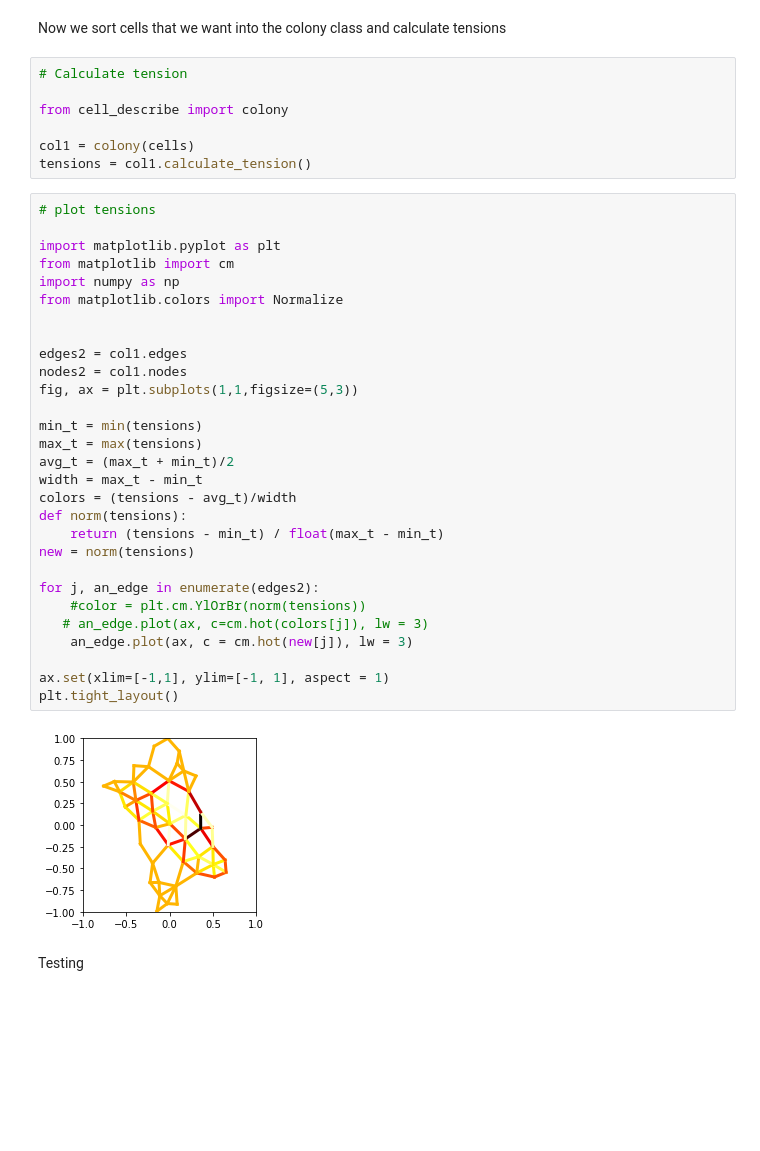
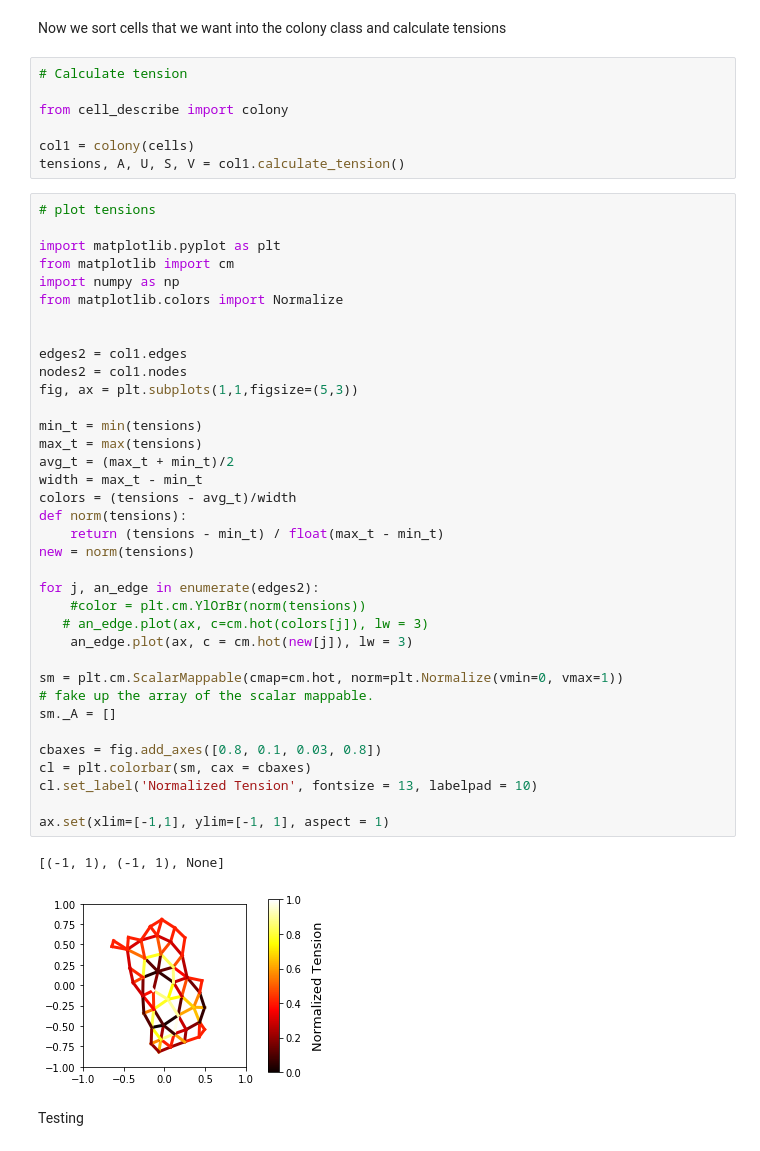
Before and after one commit to AllenCellModeling/DLITE, a Jupyter notebook: notebooks/Networkx_angle_code.ipynb, the cells around one changed output. Drawn from its saved outputs; the diff is of its cells as text; blank space fills up the shorter version.

```diff
--- a/notebooks/Networkx_angle_code.ipynb
+++ b/notebooks/Networkx_angle_code.ipynb
@@ -88,38 +88,46 @@ Now we sort cells that we want into the colony class and calculate tensions
 from cell_describe import colony
 
 col1 = colony(cells)
-tensions = col1.calculate_tension()
+tensions, A, U, S, V = col1.calculate_tension()
 # %%
 # plot tensions
 
 import matplotlib.pyplot as plt
 from matplotlib import cm
 import numpy as np
 from matplotlib.colors import Normalize
 
 
 edges2 = col1.edges
 nodes2 = col1.nodes
 fig, ax = plt.subplots(1,1,figsize=(5,3))
 
 min_t = min(tensions)
 max_t = max(tensions)
 avg_t = (max_t + min_t)/2
 width = max_t - min_t
 colors = (tensions - avg_t)/width
 def norm(tensions):
     return (tensions - min_t) / float(max_t - min_t)
 new = norm(tensions)
 
 for j, an_edge in enumerate(edges2):
     #color = plt.cm.YlOrBr(norm(tensions))
    # an_edge.plot(ax, c=cm.hot(colors[j]), lw = 3)
     an_edge.plot(ax, c = cm.hot(new[j]), lw = 3)
 
+sm = plt.cm.ScalarMappable(cmap=cm.hot, norm=plt.Normalize(vmin=0, vmax=1))
+# fake up the array of the scalar mappable.
+sm._A = []
+
+cbaxes = fig.add_axes([0.8, 0.1, 0.03, 0.8])
+cl = plt.colorbar(sm, cax = cbaxes)
+cl.set_label('Normalized Tension', fontsize = 13, labelpad = 10)
+
 ax.set(xlim=[-1,1], ylim=[-1, 1], aspect = 1)
-plt.tight_layout()
 # %% [output]
+[(-1, 1), (-1, 1), None]
-[figure, old version]
+[figure, new version]
 # %% [markdown]
 Testing
 # %%
```
Also changed, not shown: parts of 2 cells of this notebook, 5 other files.
